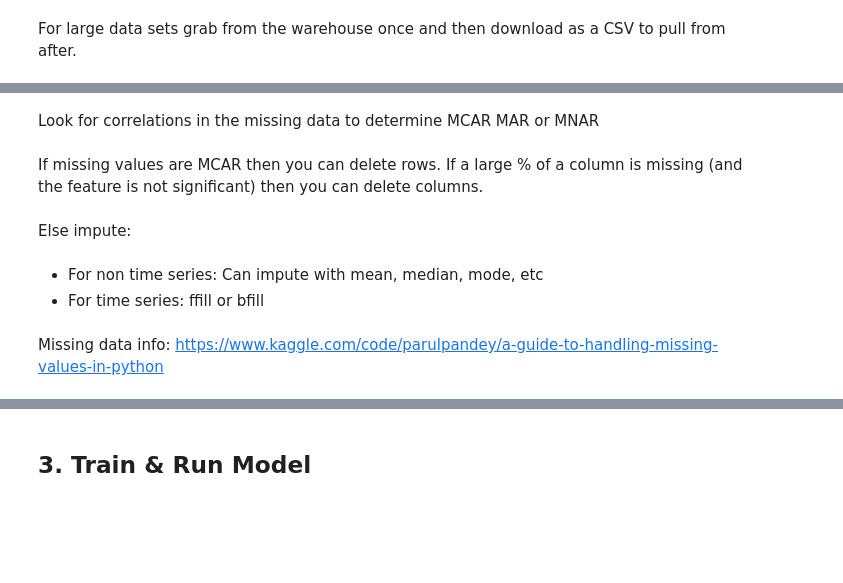
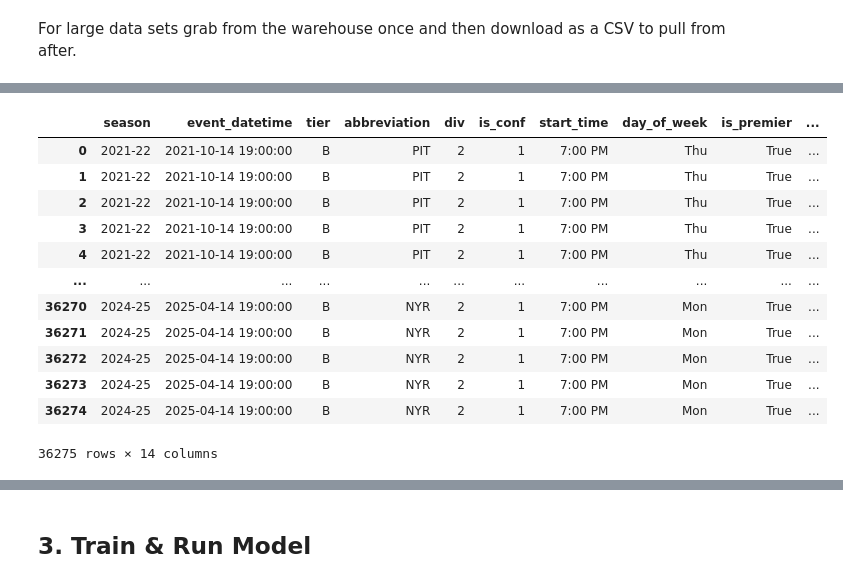
Before and after one commit to riffere-fla/pandas_party, a Jupyter notebook: forecasting_hockey_tickets_2526.ipynb, the cells around one changed output, grey strips where cells are left out. Drawn from its saved outputs; the diff is of its cells as text; code cells hidden in the pictures; blank space fills up the shorter version.

```diff
--- a/forecasting_hockey_tickets_2526.ipynb
+++ b/forecasting_hockey_tickets_2526.ipynb
@@ -60,14 +57,19 @@ See how many missing values are in each column
-# %% [markdown]
-Look for correlations in the missing data to determine MCAR MAR or MNAR
-# %% [markdown]
-If missing values are MCAR then you can delete rows. If a large % of a column is missing (and the feature is not significant) then you can delete columns.
-# %% [markdown]
-Else impute:
-# %% [markdown]
-* For non time series: Can impute with mean, median, mode, etc
-* For time series: ffill or bfill
-# %% [markdown]
-Missing data info: https://www.kaggle.com/code/parulpandey/a-guide-to-handling-missing-values-in-python
+# %%
+df_2425
+# %% [output]
+|  | season | event_datetime | tier | abbreviation | div | is_conf | start_time | day_of_week | is_premier | ... |
+| 0 | 2021-22 | 2021-10-14 19:00:00 | B | PIT | 2 | 1 | 7:00 PM | Thu | True | ... |
+| 1 | 2021-22 | 2021-10-14 19:00:00 | B | PIT | 2 | 1 | 7:00 PM | Thu | True | ... |
+| 2 | 2021-22 | 2021-10-14 19:00:00 | B | PIT | 2 | 1 | 7:00 PM | Thu | True | ... |
+| 3 | 2021-22 | 2021-10-14 19:00:00 | B | PIT | 2 | 1 | 7:00 PM | Thu | True | ... |
+| 4 | 2021-22 | 2021-10-14 19:00:00 | B | PIT | 2 | 1 | 7:00 PM | Thu | True | ... |
+| ... | ... | ... | ... | ... | ... | ... | ... | ... | ... | ... |
+| 36270 | 2024-25 | 2025-04-14 19:00:00 | B | NYR | 2 | 1 | 7:00 PM | Mon | True | ... |
+| 36271 | 2024-25 | 2025-04-14 19:00:00 | B | NYR | 2 | 1 | 7:00 PM | Mon | True | ... |
+| 36272 | 2024-25 | 2025-04-14 19:00:00 | B | NYR | 2 | 1 | 7:00 PM | Mon | True | ... |
+| 36273 | 2024-25 | 2025-04-14 19:00:00 | B | NYR | 2 | 1 | 7:00 PM | Mon | True | ... |
+| 36274 | 2024-25 | 2025-04-14 19:00:00 | B | NYR | 2 | 1 | 7:00 PM | Mon | True | ... |
+36275 rows × 14 columns
 # %%
 time_group_map = {
     '12:30 PM': 'early',
```
Also changed, not shown: parts of 16 cells of this notebook.
